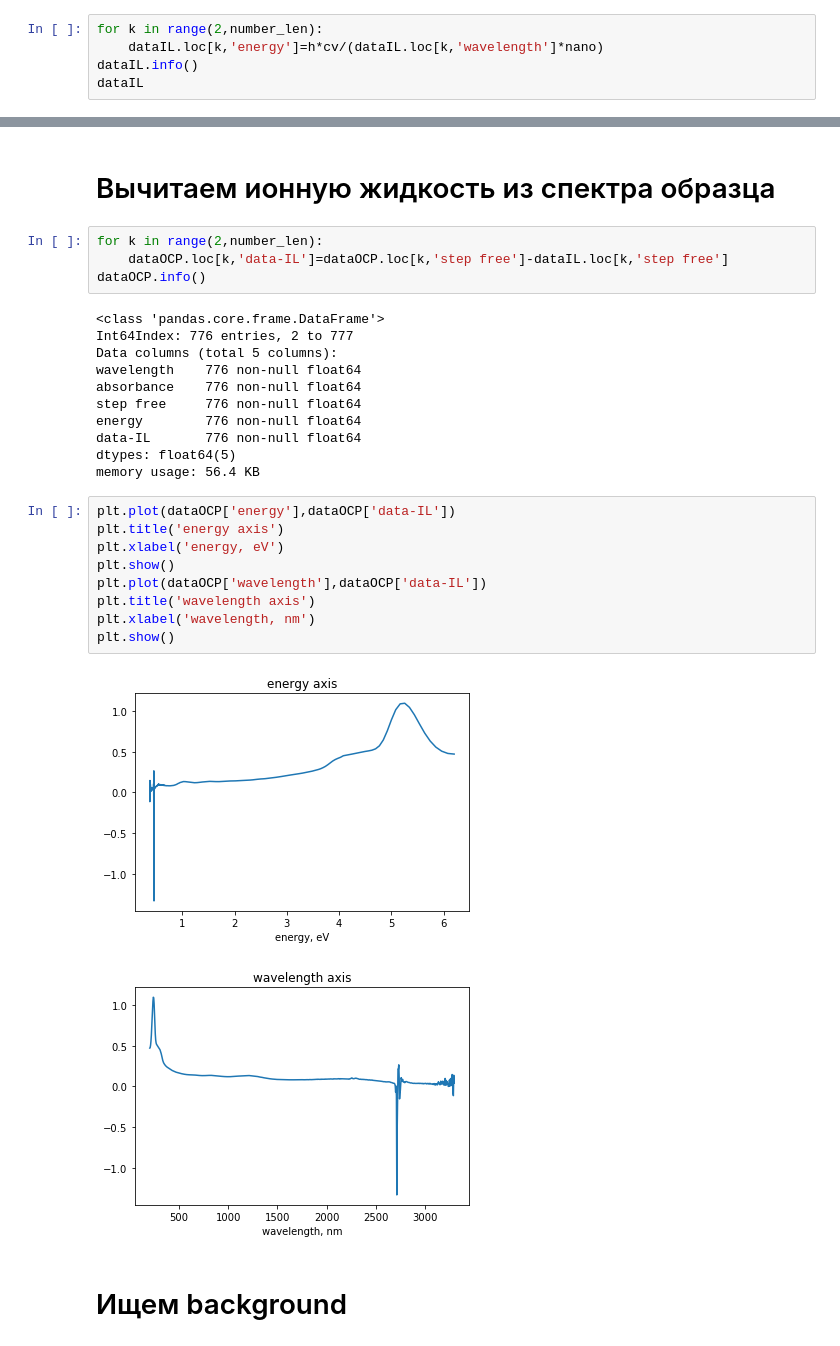
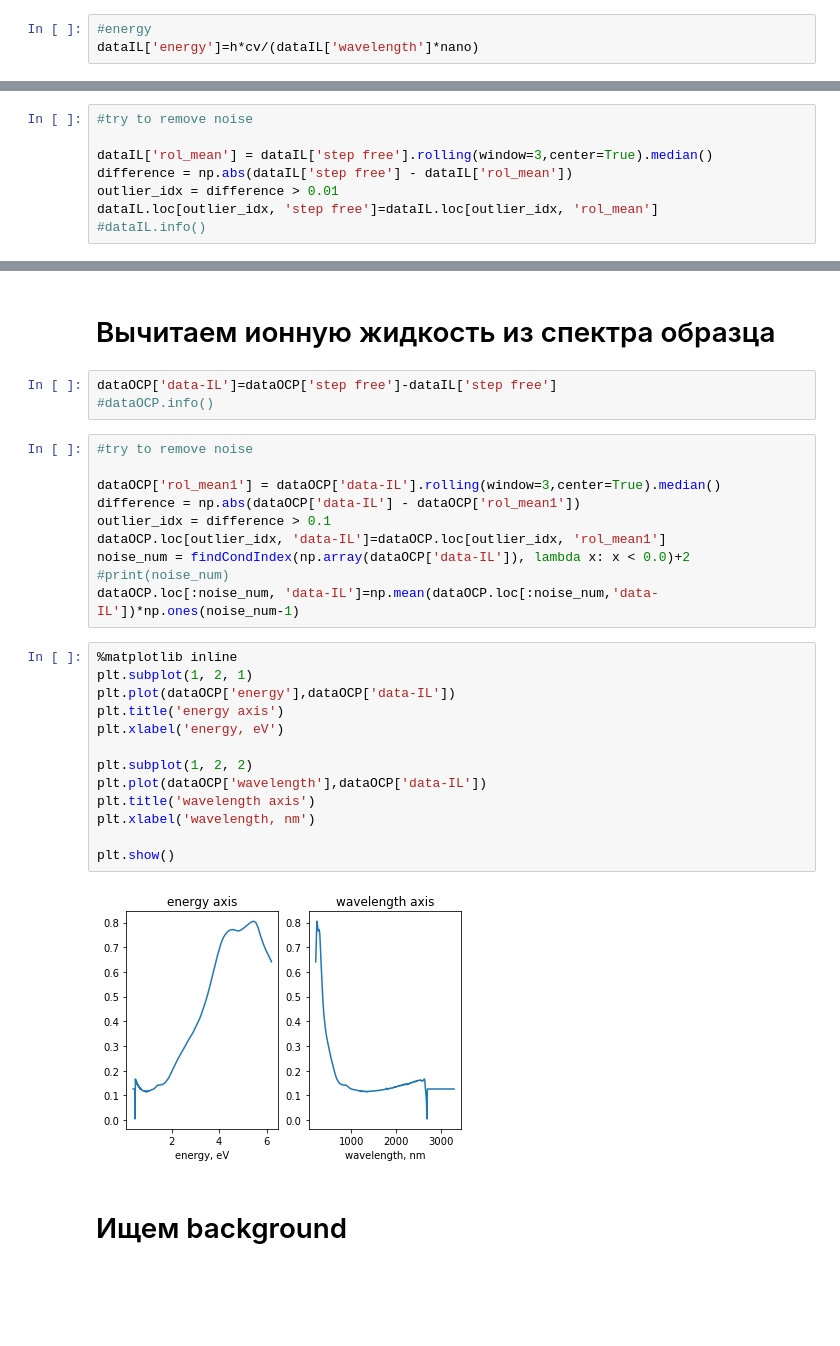
Before and after one commit to DariaSatco/fitting_cnt, a Jupyter notebook: Approximation.ipynb, the cells around one changed output, grey strips where cells are left out. Saved outputs shown, nothing was run; the diff lists cells and outputs as text; blank space fills up the shorter version.

```diff
--- a/Approximation.ipynb
+++ b/Approximation.ipynb
@@ -143,5 +99,3 @@ memory usage: 44.2 KB
 # %%
-for k in range(2,number_len):
-    dataIL.loc[k,'energy']=h*cv/(dataIL.loc[k,'wavelength']*nano)
-dataIL.info()
-dataIL
+#energy
+dataIL['energy']=h*cv/(dataIL['wavelength']*nano)
@@ -176,3 +102,11 @@ memory usage: 50.3 KB
 # %% [markdown]
 # Спектр ионной жидкости
+# %%
+#try to remove noise
+
+dataIL['rol_mean'] = dataIL['step free'].rolling(window=3,center=True).median()
+difference = np.abs(dataIL['step free'] - dataIL['rol_mean'])
+outlier_idx = difference > 0.01
+dataIL.loc[outlier_idx, 'step free']=dataIL.loc[outlier_idx, 'rol_mean']
+#dataIL.info()
 # %%
@@ -190,31 +127,32 @@ plt.show()
 # %% [markdown]
 # Вычитаем ионную жидкость из спектра образца
 # %%
-for k in range(2,number_len):
-    dataOCP.loc[k,'data-IL']=dataOCP.loc[k,'step free']-dataIL.loc[k,'step free']
-dataOCP.info()
+dataOCP['data-IL']=dataOCP['step free']-dataIL['step free']
+#dataOCP.info()
-# %% [output]
-<class 'pandas.core.frame.DataFrame'>
-Int64Index: 776 entries, 2 to 777
-Data columns (total 5 columns):
-wavelength    776 non-null float64
-absorbance    776 non-null float64
-step free     776 non-null float64
-energy        776 non-null float64
-data-IL       776 non-null float64
-dtypes: float64(5)
-memory usage: 56.4 KB
+# %%
+#try to remove noise
+
+dataOCP['rol_mean1'] = dataOCP['data-IL'].rolling(window=3,center=True).median()
+difference = np.abs(dataOCP['data-IL'] - dataOCP['rol_mean1'])
+outlier_idx = difference > 0.1
+dataOCP.loc[outlier_idx, 'data-IL']=dataOCP.loc[outlier_idx, 'rol_mean1']
+noise_num = findCondIndex(np.array(dataOCP['data-IL']), lambda x: x < 0.0)+2
+#print(noise_num)
+dataOCP.loc[:noise_num, 'data-IL']=np.mean(dataOCP.loc[:noise_num,'data-IL'])*np.ones(noise_num-1)
 # %%
+%matplotlib inline
+plt.subplot(1, 2, 1)
 plt.plot(dataOCP['energy'],dataOCP['data-IL'])
 plt.title('energy axis')
 plt.xlabel('energy, eV')
-plt.show()
+
+plt.subplot(1, 2, 2)
 plt.plot(dataOCP['wavelength'],dataOCP['data-IL'])
 plt.title('wavelength axis')
 plt.xlabel('wavelength, nm')
+
 plt.show()
 # %% [output]
-[figure, old version]
+[figure, new version]
-[figure, removed]
 # %% [markdown]
 # Ищем background
```
Also changed, not shown: parts of 19 cells of this notebook, 1 other file.
